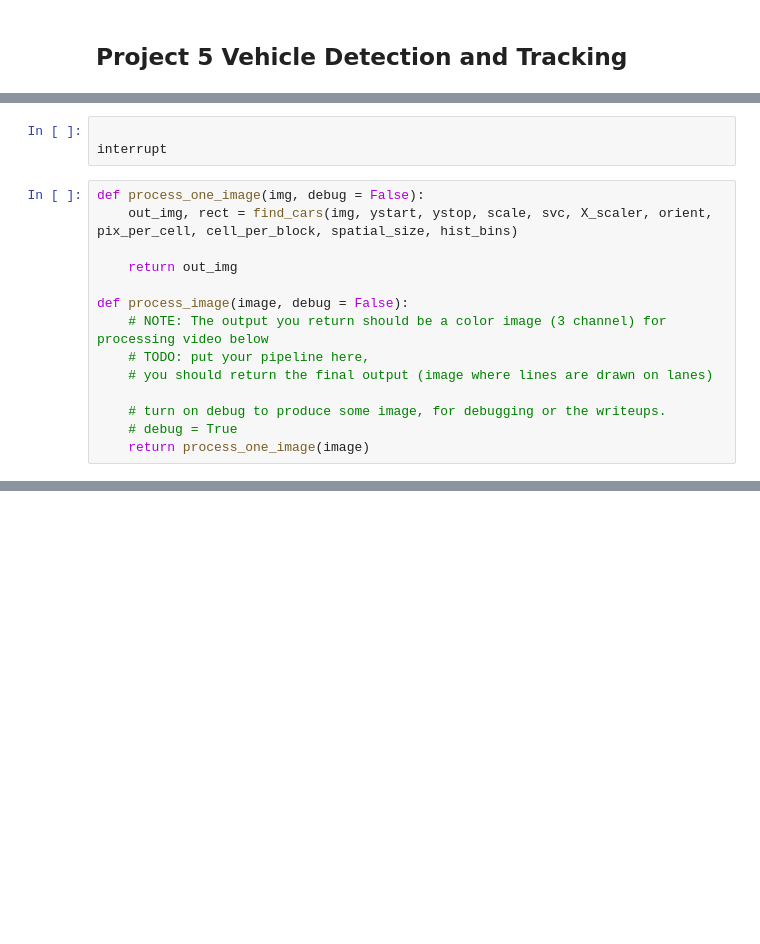
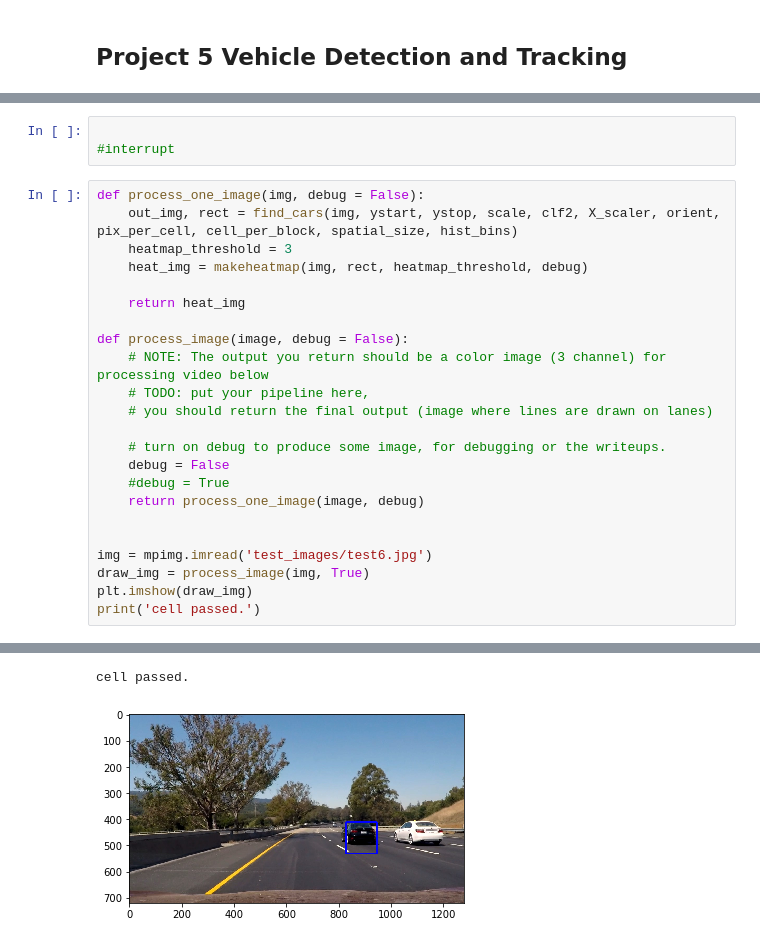
Before and after one commit to sunpochin/carnd-vehicle-detection-p5, a Jupyter notebook: pipeline-veh-detect.ipynb, the cells around one changed output, grey strips where cells are left out. Cells and saved outputs as stored; diff of their text form; blank space fills up the shorter version.

```diff
--- a/pipeline-veh-detect.ipynb
+++ b/pipeline-veh-detect.ipynb
@@ -396,11 +449,13 @@ NameError: name 'heatmap' is not defined
 # %%
 
-interrupt
+#interrupt
 # %%
 def process_one_image(img, debug = False):
-    out_img, rect = find_cars(img, ystart, ystop, scale, svc, X_scaler, orient, pix_per_cell, cell_per_block, spatial_size, hist_bins)
+    out_img, rect = find_cars(img, ystart, ystop, scale, clf2, X_scaler, orient, pix_per_cell, cell_per_block, spatial_size, hist_bins)
+    heatmap_threshold = 3
+    heat_img = makeheatmap(img, rect, heatmap_threshold, debug)
 
-    return out_img
+    return heat_img
 
 def process_image(image, debug = False):
     # NOTE: The output you return should be a color image (3 channel) for processing video below
@@ -408,5 +463,13 @@ def process_image(image, debug = False):
     # you should return the final output (image where lines are drawn on lanes)
 
     # turn on debug to produce some image, for debugging or the writeups.
-    # debug = True
-    return process_one_image(image)
+    debug = False
+    #debug = True
+    return process_one_image(image, debug)
+
+
+img = mpimg.imread('test_images/test6.jpg')
+draw_img = process_image(img, True)
+plt.imshow(draw_img)
+print('cell passed.')
+# %% [output]
@@ -413,3 +478,5 @@ def process_image(image, debug = False):
+cell passed.
+[figure, added]
 # %%
 # make sure the output folder exist.
 import os
```
Also changed, not shown: parts of 11 cells of this notebook, 2 other files.
